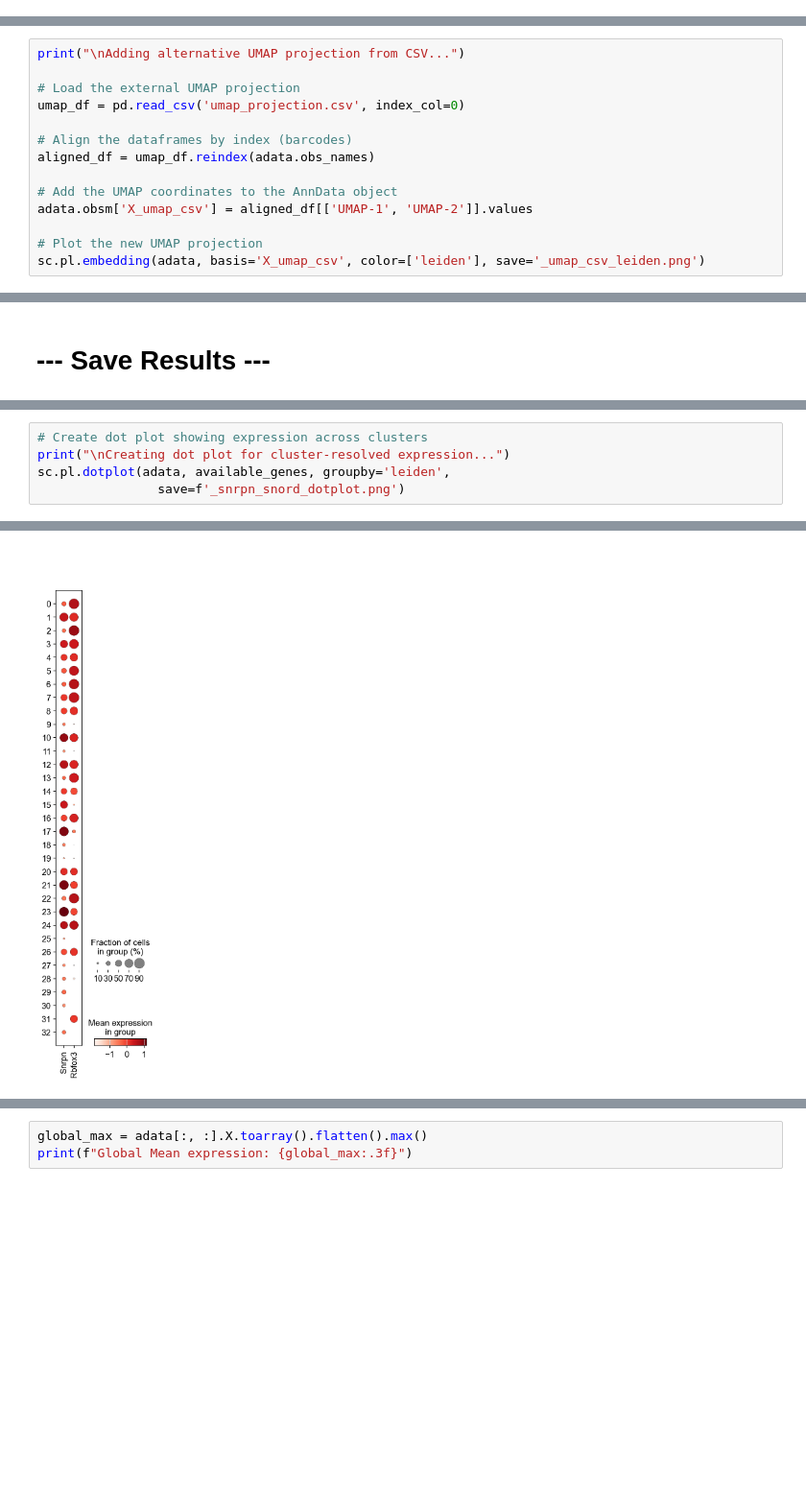
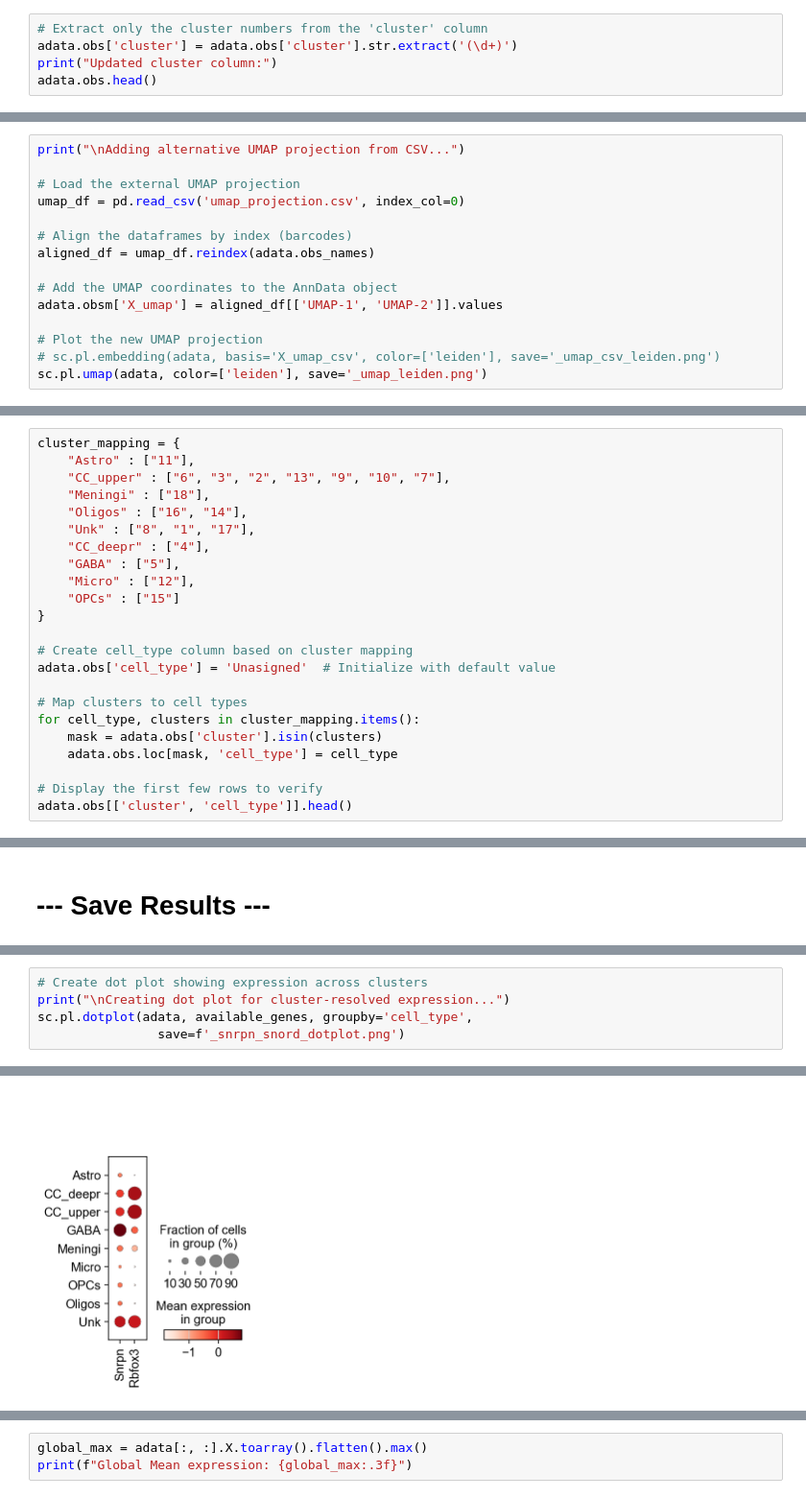
Before and after one commit to michal7kw/scMulti_merged_matrix, a Jupyter notebook: process_sc_data.ipynb, the cells around one changed output, grey strips where cells are left out. Shown at 96% size. Saved outputs shown, nothing was run; the diff lists cells and outputs as text; blank space fills up the shorter version.

Commit message:
cell type mapping

```diff
--- a/process_sc_data.ipynb
+++ b/process_sc_data.ipynb
@@ -213,3 +213,8 @@ adata.obs.head()
 | AAACATGCAATATGGA-2 | WT_brain_cortex | Cluster 9 |
 | AAACATGCAGTTAAAG-2 | WT_brain_cortex | Cluster 3 |
 | AAACCAACAAGCTTAT-2 | WT_brain_cortex | Cluster 16 |
+# %%
+# Extract only the cluster numbers from the 'cluster' column
+adata.obs['cluster'] = adata.obs['cluster'].str.extract('(\d+)')
+print("Updated cluster column:")
+adata.obs.head()
@@ -536,9 +544,10 @@ umap_df = pd.read_csv('umap_projection.csv', index_col=0)
 aligned_df = umap_df.reindex(adata.obs_names)
 
 # Add the UMAP coordinates to the AnnData object
-adata.obsm['X_umap_csv'] = aligned_df[['UMAP-1', 'UMAP-2']].values
+adata.obsm['X_umap'] = aligned_df[['UMAP-1', 'UMAP-2']].values
 
 # Plot the new UMAP projection
-sc.pl.embedding(adata, basis='X_umap_csv', color=['leiden'], save='_umap_csv_leiden.png')
+# sc.pl.embedding(adata, basis='X_umap_csv', color=['leiden'], save='_umap_csv_leiden.png')
+sc.pl.umap(adata, color=['leiden'], save='_umap_leiden.png')
 # %% [output]
 Adding alternative UMAP projection from CSV...
@@ -555,3 +565,26 @@ from IPython.display import Image
 Image(filename='clusters.png')
 # %% [output]
 [figure]
+# %%
+cluster_mapping = {
+    "Astro" : ["11"],
+    "CC_upper" : ["6", "3", "2", "13", "9", "10", "7"],
+    "Meningi" : ["18"],
+    "Oligos" : ["16", "14"],
+    "Unk" : ["8", "1", "17"],
+    "CC_deepr" : ["4"],
+    "GABA" : ["5"],
+    "Micro" : ["12"],
+    "OPCs" : ["15"]
+}
+
+# Create cell_type column based on cluster mapping
+adata.obs['cell_type'] = 'Unasigned'  # Initialize with default value
+
+# Map clusters to cell types
+for cell_type, clusters in cluster_mapping.items():
+    mask = adata.obs['cluster'].isin(clusters)
+    adata.obs.loc[mask, 'cell_type'] = cell_type
+
+# Display the first few rows to verify
+adata.obs[['cluster', 'cell_type']].head()
@@ -618,12 +675,12 @@ WARNING: saving figure to file figures\X_umap_csv_csv_Rbfox3_expression.png
 # %%
 # Create dot plot showing expression across clusters
 print("\nCreating dot plot for cluster-resolved expression...")
-sc.pl.dotplot(adata, available_genes, groupby='leiden',
+sc.pl.dotplot(adata, available_genes, groupby='cell_type',
                 save=f'_snrpn_snord_dotplot.png')
 # %% [output]
 Creating dot plot for cluster-resolved expression...
 WARNING: saving figure to file figures\dotplot__snrpn_snord_dotplot.png
-[figure, old version]
+[figure, new version]
 # %%
 # Create violin plot
 print("\nCreating violin plot for cluster-resolved expression...")
```
Also changed, not shown: parts of 16 cells of this notebook, 11 other files.
